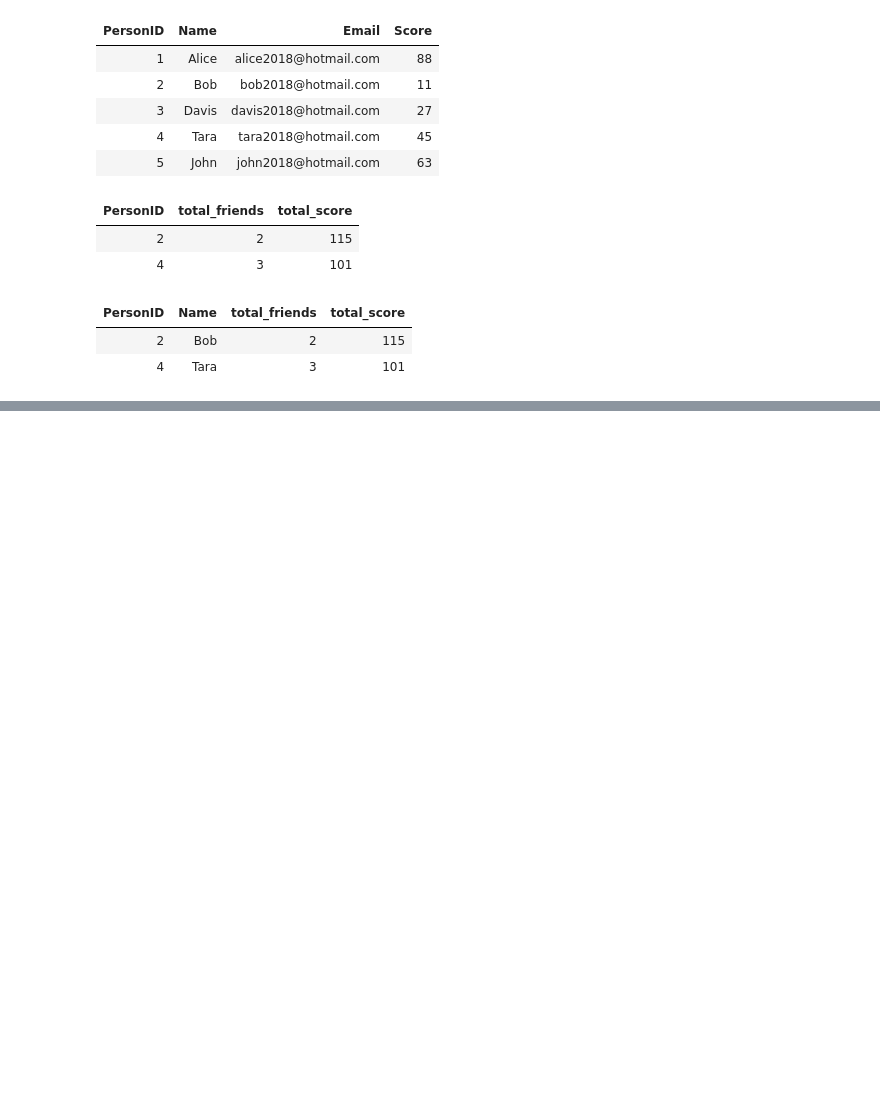
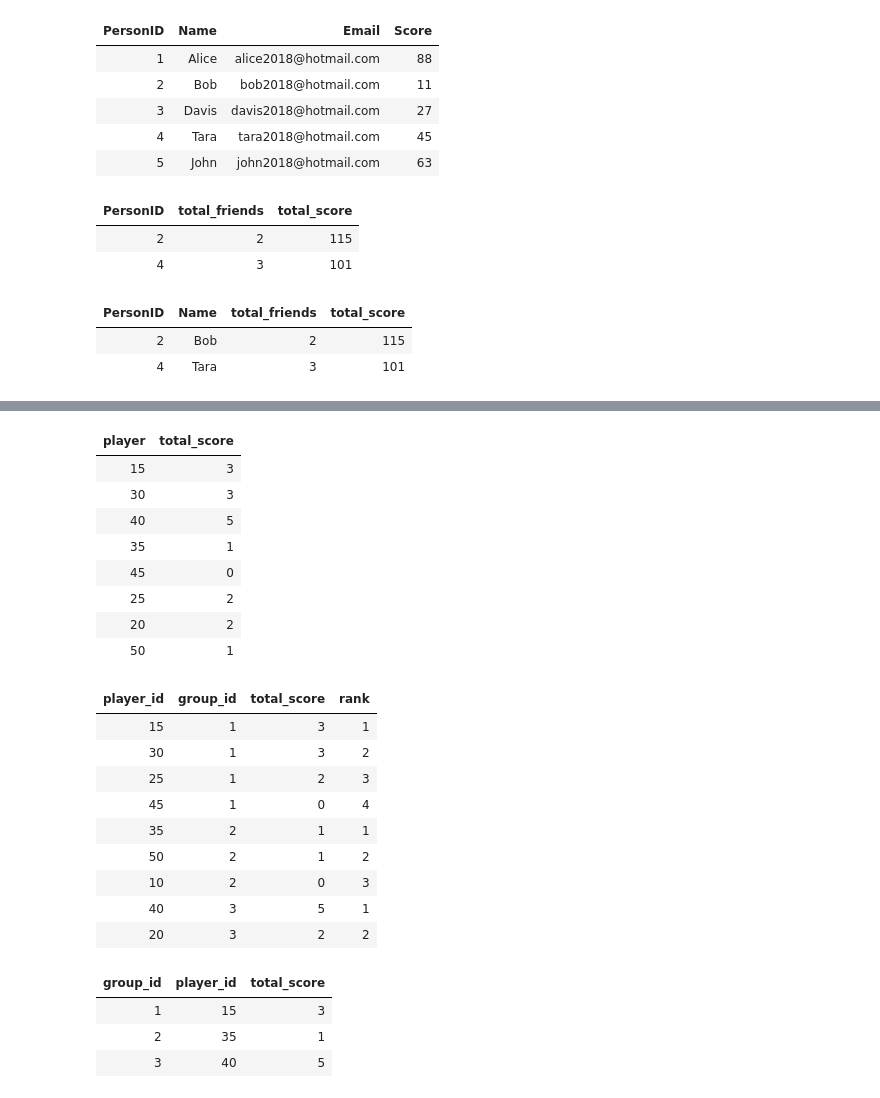
Before and after one commit to Rupam-1/SQL-Pyspark-practise_youtube, a Jupyter notebook: 02. PYSPARK - Part1.ipynb, the cells around one changed output, grey strips where cells are left out. Cells and saved outputs as stored; diff of their text form; code cells hidden in the pictures; blank space fills up the shorter version.

```diff
--- a/02. PYSPARK - Part1.ipynb
+++ b/02. PYSPARK - Part1.ipynb
@@ -355,0 +568,74 @@ final_df.display()
+# %%
+from pyspark.sql.functions import *
+from pyspark.sql.window import Window
+
+players_scores = matches_df.select(
+    col("first_player"),
+    col("first_score")
+).unionAll(
+    matches_df.select(
+        col("second_player"),
+        col("second_score")
+    )
+).groupBy(
+    col("first_player").alias("player")
+).agg(
+    sum(col("first_score")).alias("total_score")
+)
+players_scores.display()
+
+players_rank = players_df.alias("p").join(
+    players_scores.alias("s"),
+    col("p.player_id") == col("s.player"),
+    "left"
+).select(
+    col("p.player_id"),
+    col("p.group_id"),
+    coalesce(col("s.total_score"), lit(0)).alias("total_score")
+).withColumn(
+    "rank",
+    dense_rank().over(
+        Window.partitionBy(
+            col("group_id")
+        ).orderBy(
+            desc("total_score"),
+            asc("player_id")
+        )
+    )
+)
+players_rank.display()
+
+final_df = players_rank.filter(
+    col("rank") == 1
+).select(
+    col("group_id"),
+    col("player_id"),
+    col("total_score")
+).orderBy(
+    col("group_id")
+)
+final_df.display()
+# %% [output]
+| player | total_score |
+| 15 | 3 |
+| 30 | 3 |
+| 40 | 5 |
+| 35 | 1 |
+| 45 | 0 |
+| 25 | 2 |
+| 20 | 2 |
+| 50 | 1 |
+| player_id | group_id | total_score | rank |
+| 15 | 1 | 3 | 1 |
+| 30 | 1 | 3 | 2 |
+| 25 | 1 | 2 | 3 |
+| 45 | 1 | 0 | 4 |
+| 35 | 2 | 1 | 1 |
+| 50 | 2 | 1 | 2 |
+| 10 | 2 | 0 | 3 |
+| 40 | 3 | 5 | 1 |
+| 20 | 3 | 2 | 2 |
+| group_id | player_id | total_score |
+| 1 | 15 | 3 |
+| 2 | 35 | 1 |
+| 3 | 40 | 5 |
```
Also changed, not shown: parts of 5 cells of this notebook, 1 other file.
